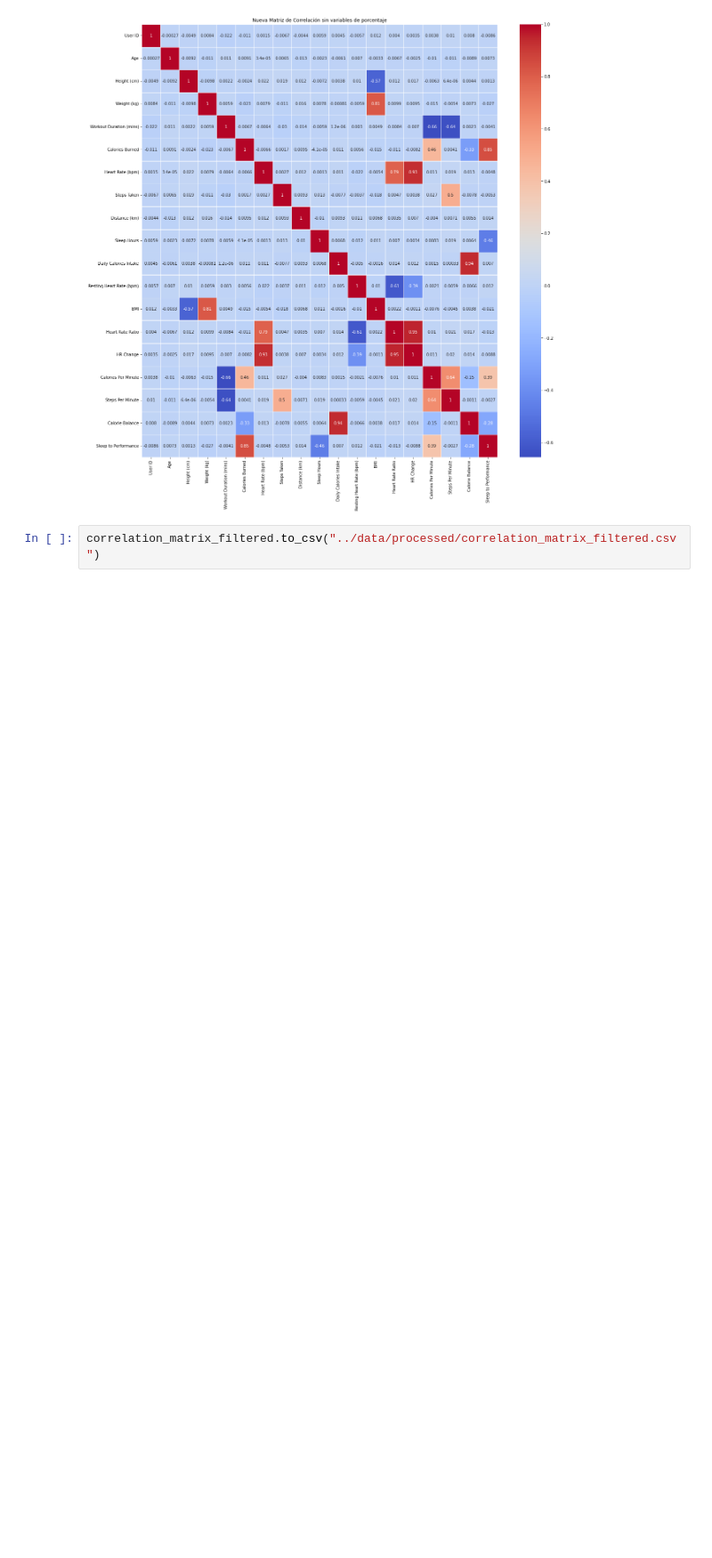
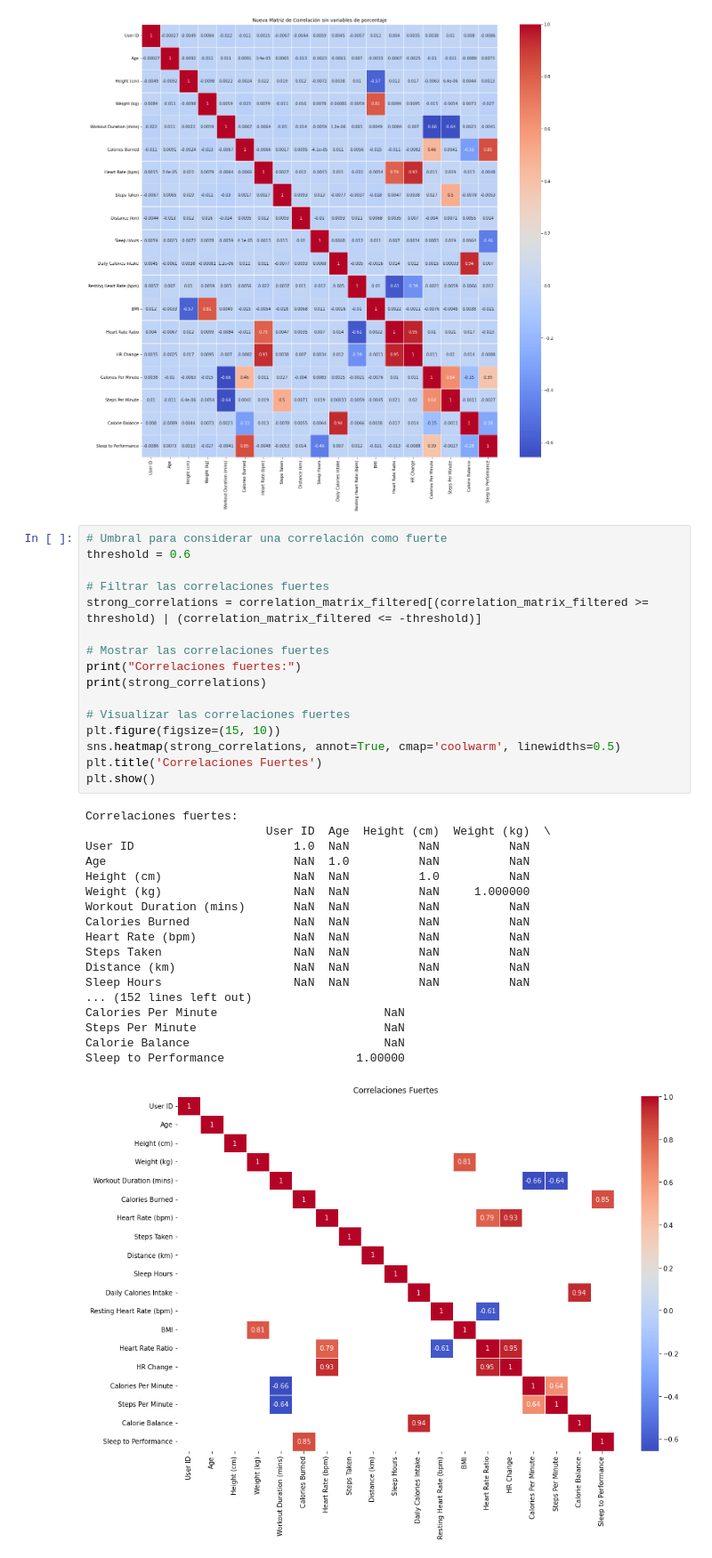
Before and after one commit to nicolaszuleta95/Portfolio, a Jupyter notebook: training_recommendation/notebooks/exploracion.ipynb, the cells around one changed output. Shown at 89% size. Saved outputs shown, nothing was run; the diff lists cells and outputs as text; blank space fills up the shorter version.

```diff
--- a/training_recommendation/notebooks/exploracion.ipynb
+++ b/training_recommendation/notebooks/exploracion.ipynb
@@ -162,5 +162,38 @@ plt.title('Nueva Matriz de Correlación sin variables de porcentaje')
 plt.show()
 # %% [output]
 [figure]
-# %%
-correlation_matrix_filtered.to_csv("../data/processed/correlation_matrix_filtered.csv")
+# %%
+# Umbral para considerar una correlación como fuerte
+threshold = 0.6
+
+# Filtrar las correlaciones fuertes
+strong_correlations = correlation_matrix_filtered[(correlation_matrix_filtered >= threshold) | (correlation_matrix_filtered <= -threshold)]
+
+# Mostrar las correlaciones fuertes
+print("Correlaciones fuertes:")
+print(strong_correlations)
+
+# Visualizar las correlaciones fuertes
+plt.figure(figsize=(15, 10))
+sns.heatmap(strong_correlations, annot=True, cmap='coolwarm', linewidths=0.5)
+plt.title('Correlaciones Fuertes')
+plt.show()
+# %% [output]
+Correlaciones fuertes:
+                          User ID  Age  Height (cm)  Weight (kg)  \
+User ID                       1.0  NaN          NaN          NaN
+Age                           NaN  1.0          NaN          NaN
+Height (cm)                   NaN  NaN          1.0          NaN
+Weight (kg)                   NaN  NaN          NaN     1.000000
+Workout Duration (mins)       NaN  NaN          NaN          NaN
+Calories Burned               NaN  NaN          NaN          NaN
+Heart Rate (bpm)              NaN  NaN          NaN          NaN
+Steps Taken                   NaN  NaN          NaN          NaN
+Distance (km)                 NaN  NaN          NaN          NaN
+Sleep Hours                   NaN  NaN          NaN          NaN
+... (152 lines left out)
+Calories Per Minute                        NaN
+Steps Per Minute                           NaN
+Calorie Balance                            NaN
+Sleep to Performance                   1.00000
+[figure, added]
```
Also changed, not shown: parts of 1 cell of this notebook, 1 other file.
